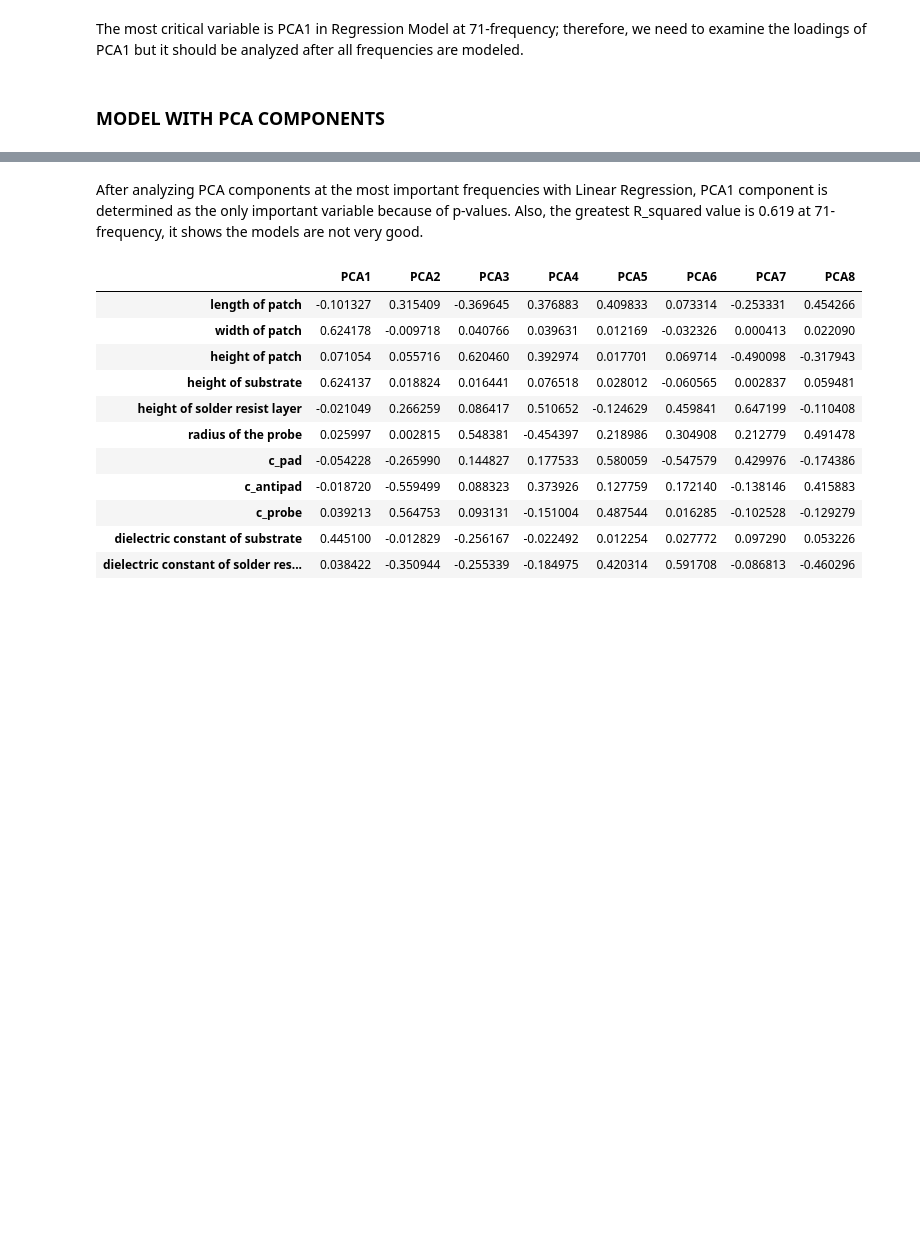
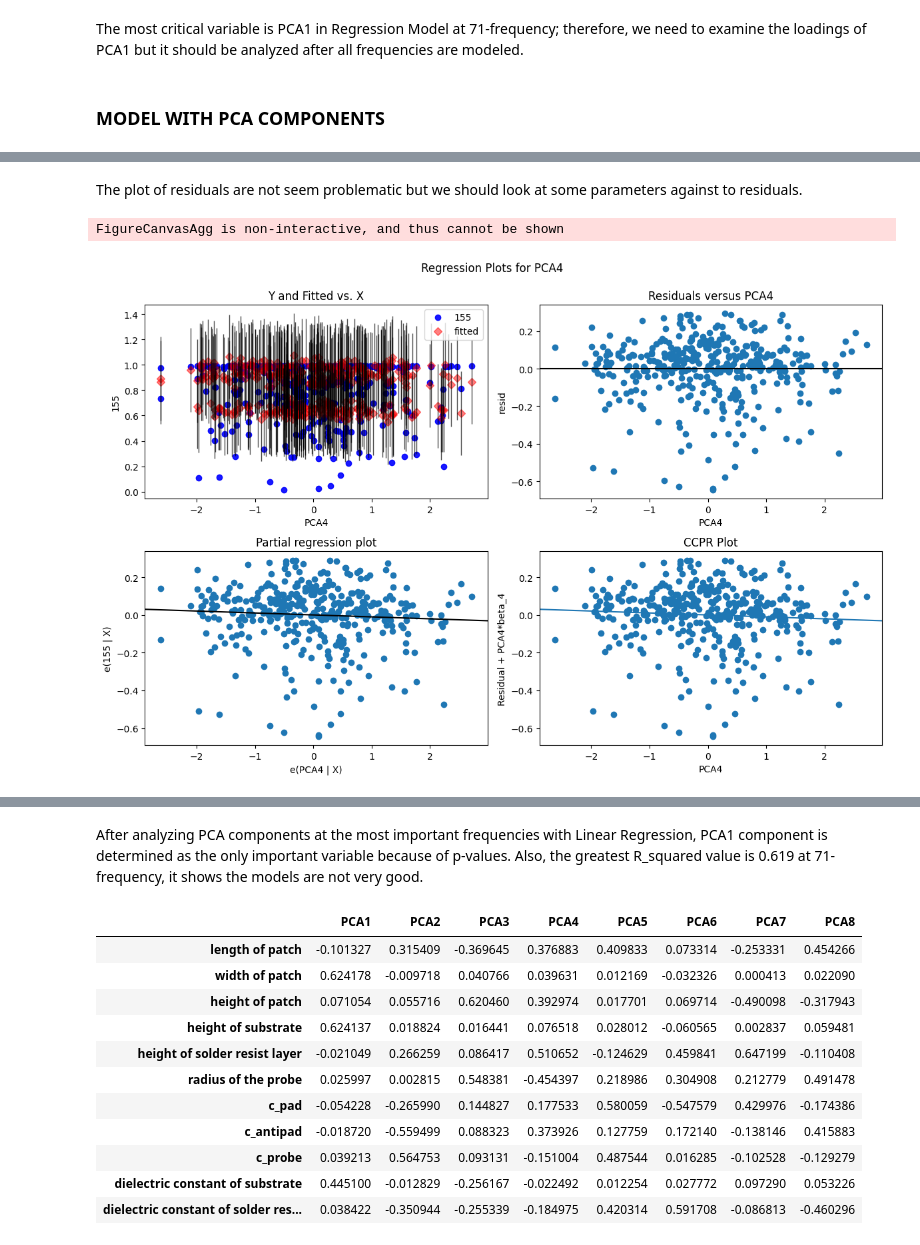
Before and after one commit to BU-IE-582/fall-24-YusufKAvcakar, a Jupyter notebook: HW1.ipynb, the cells around one changed output, grey strips where cells are left out. Saved outputs shown, nothing was run; the diff lists cells and outputs as text; code cells hidden in the pictures; blank space fills up the shorter version.

```diff
--- a/HW1.ipynb
+++ b/HW1.ipynb
@@ -238,0 +244,9 @@ Notes:
+# %% [markdown]
+The plot of residuals are not seem problematic but we should look at some parameters against to residuals.
+# %%
+fig = plt.figure(figsize=(12,8))
+fig = sm.graphics.plot_regress_exog(est2, 'PCA4', fig=fig)
+fig.show()
+# %% [output]
+FigureCanvasAgg is non-interactive, and thus cannot be shown
+[figure, added]
```
Also changed, not shown: parts of 6 cells of this notebook, 1 other file.
